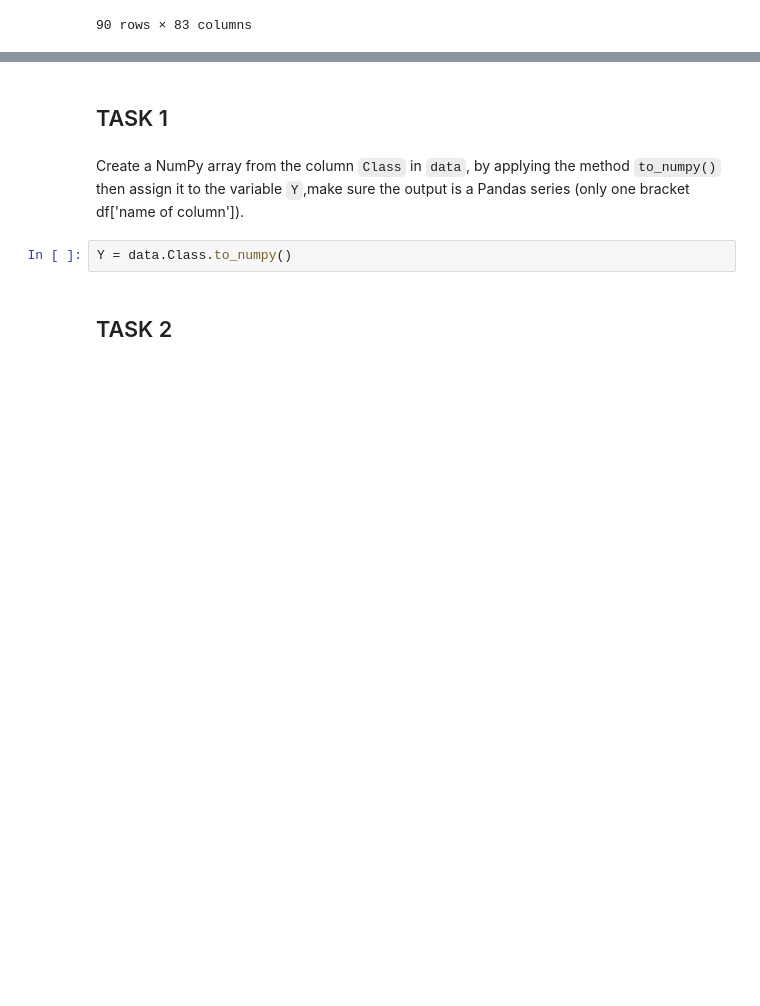
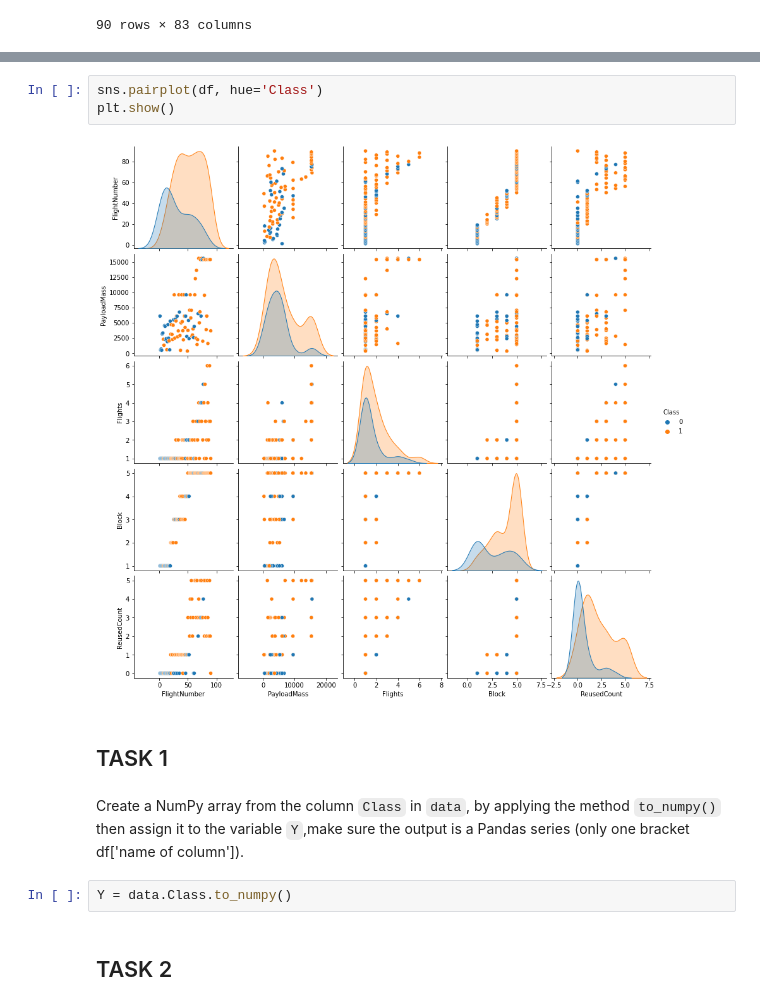
Before and after one commit to claudiohfg/ibm_space_y, a Jupyter notebook: Space_Y_006_Machine_Learning_Prediction.ipynb, the cells around one changed output, grey strips where cells are left out. Drawn from its saved outputs; the diff is of its cells as text; blank space fills up the shorter version.

```diff
--- a/Space_Y_006_Machine_Learning_Prediction.ipynb
+++ b/Space_Y_006_Machine_Learning_Prediction.ipynb
@@ -117,3 +146,8 @@ X.head(100)
+# %%
+sns.pairplot(df, hue='Class')
+plt.show()
+# %% [output]
+[figure, added]
 # %% [markdown]
 ## TASK  1
 # %% [markdown]
```
Also changed, not shown: parts of 6 cells of this notebook.
